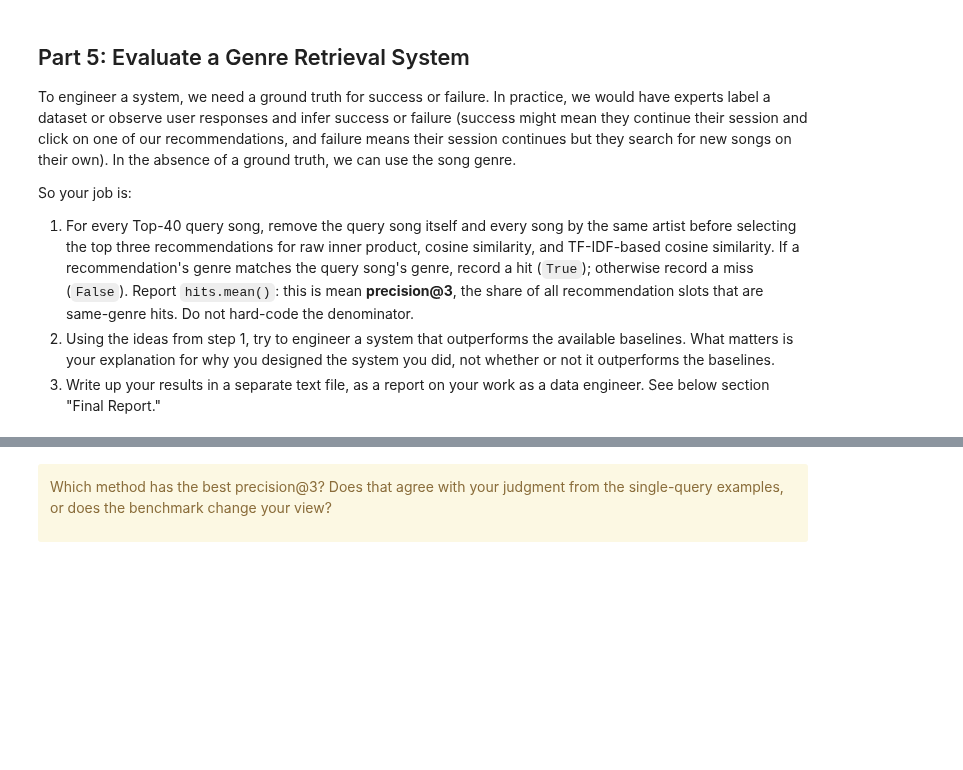
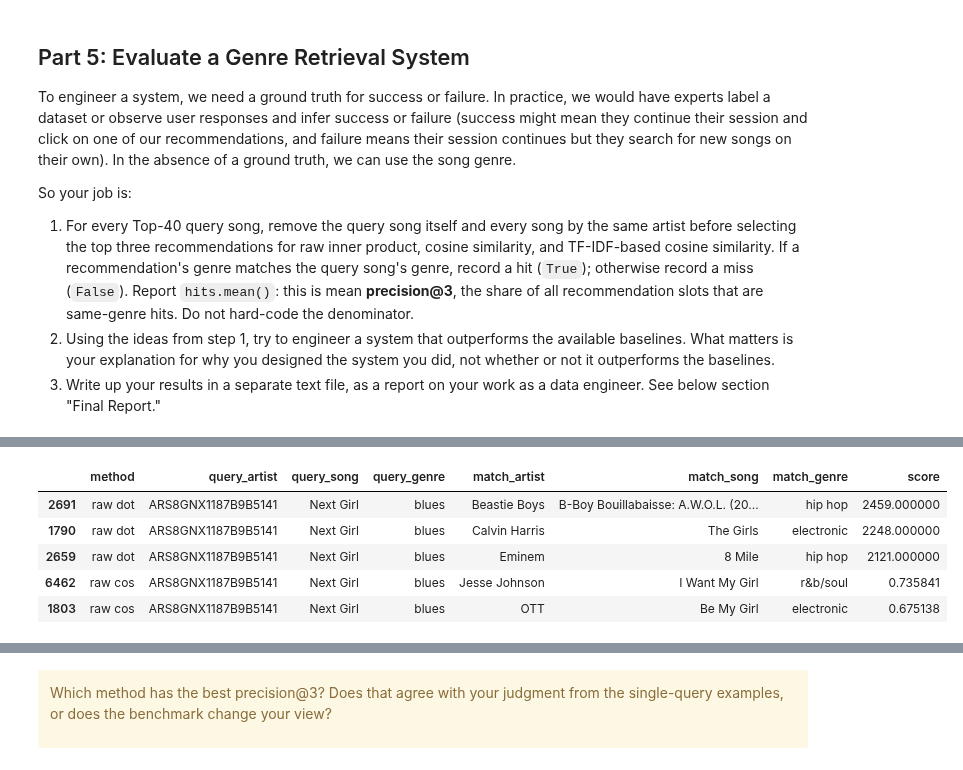
Before and after one commit to wesleyfletcher/UU_F26_templates, a Jupyter notebook: Week02/Thursday Lab/lab_02_in_class.ipynb, the cells around one changed output, grey strips where cells are left out. Saved outputs shown, nothing was run; the diff lists cells and outputs as text; code cells hidden in the pictures; blank space fills up the shorter version.

```diff
--- a/Week02/Thursday Lab/lab_02_in_class.ipynb
+++ b/Week02/Thursday Lab/lab_02_in_class.ipynb
@@ -295,0 +378,70 @@ So your job is:
+# %%
+matches_data = []
+
+for i in df.index:
+    row = df.loc[i]
+
+    dot_scores = X @ X[i]
+    cos_scores = cosine_scores(X, X[i])
+    tfidf_scores = cosine_scores(TFIDF, TFIDF[i])
+
+    query_track_id = row['track_id']
+    query_artist_id = row['artist_id']
+
+    raw_dot = top_matches(dot_scores, query_track_id, 3, query_artist_id)
+    raw_dot_df = pd.DataFrame({
+        'method' : 'raw dot',
+
+        'query_artist' : query_artist_id,
+        'query_song' : row['song_title'],
+        'query_genre' : row['genre'],
+
+        'match_artist' : raw_dot['artist_name'],
+        'match_song' : raw_dot['song_title'],
+        'match_genre' : raw_dot['genre'],
+
+        'score' : raw_dot['score']
+    })
+    matches_data.append(raw_dot_df)
+
+    raw_cos = top_matches(cos_scores, query_track_id, 3, query_artist_id)
+    raw_cos_df = pd.DataFrame({
+        'method' : 'raw cos',
+
+        'query_artist' : query_artist_id,
+        'query_song' : row['song_title'],
+        'query_genre' : row['genre'],
+
+        'match_artist' : raw_cos['artist_name'],
+        'match_song' : raw_cos['song_title'],
+        'match_genre' : raw_cos['genre'],
+
+        'score' : raw_cos['score']
+    })
+    matches_data.append(raw_cos_df)
+
+    tfidf_cos = top_matches(tfidf_scores, query_track_id, 3, query_artist_id)
+    tfidf_cos_df = pd.DataFrame({
+        'method' : 'tfidf cos',
+
+        'query_artist' : query_artist_id,
+        'query_song' : row['song_title'],
+        'query_genre' : row['genre'],
+
+        'match_artist' : tfidf_cos['artist_name'],
+        'match_song' : tfidf_cos['song_title'],
+        'match_genre' : tfidf_cos['genre'],
+
+        'score' : tfidf_cos['score']
+    })
+    matches_data.append(tfidf_cos_df)
+
+matches_df = pd.concat(matches_data)
+matches_df.head()
+# %% [output]
+|  | method | query_artist | query_song | query_genre | match_artist | match_song | match_genre | score |
+| 2691 | raw dot | ARS8GNX1187B9B5141 | Next Girl | blues | Beastie Boys | B-Boy Bouillabaisse: A.W.O.L. (20... | hip hop | 2459.000000 |
+| 1790 | raw dot | ARS8GNX1187B9B5141 | Next Girl | blues | Calvin Harris | The Girls | electronic | 2248.000000 |
+| 2659 | raw dot | ARS8GNX1187B9B5141 | Next Girl | blues | Eminem | 8 Mile | hip hop | 2121.000000 |
+| 6462 | raw cos | ARS8GNX1187B9B5141 | Next Girl | blues | Jesse Johnson | I Want My Girl | r&b/soul | 0.735841 |
+| 1803 | raw cos | ARS8GNX1187B9B5141 | Next Girl | blues | OTT | Be My Girl | electronic | 0.675138 |
```
Also changed, not shown: parts of 17 cells of this notebook.
